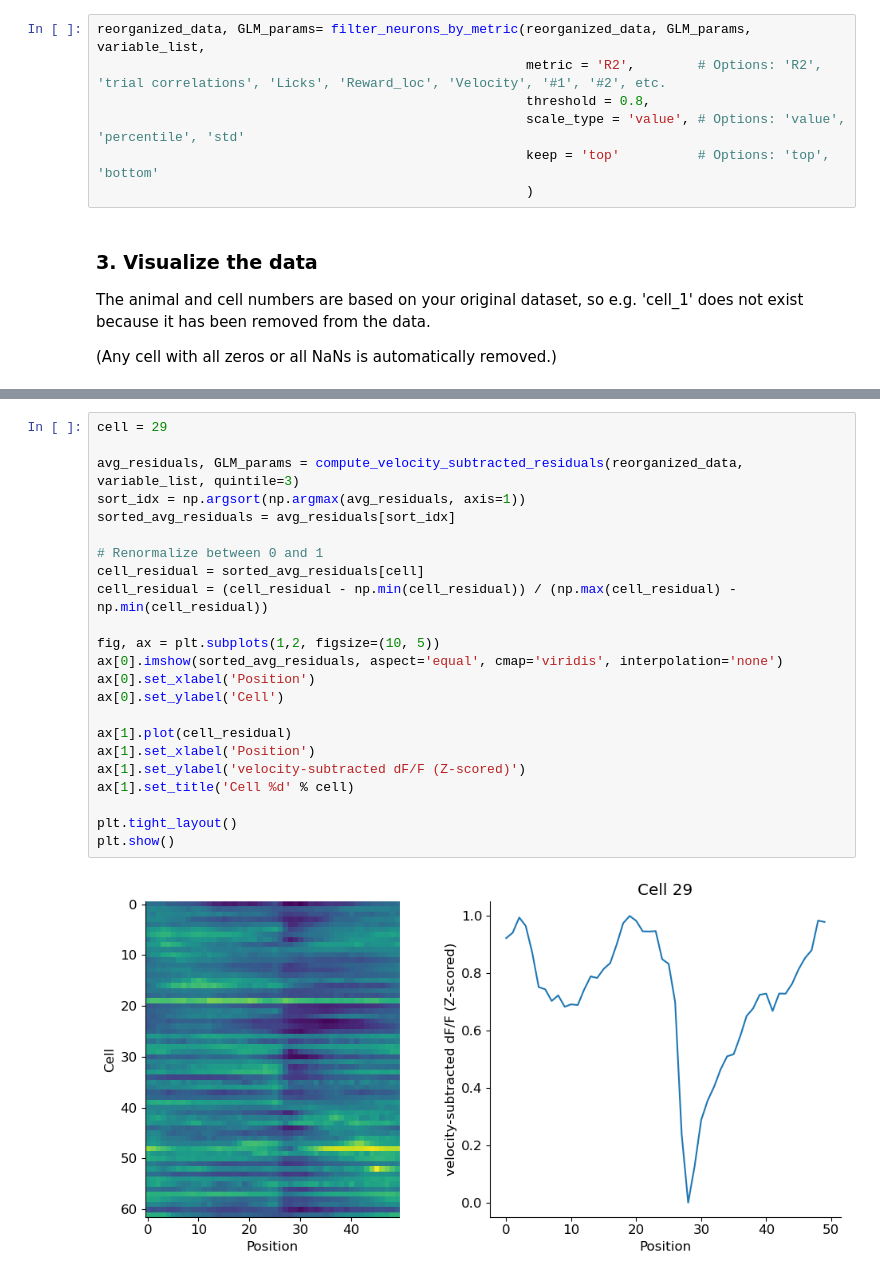
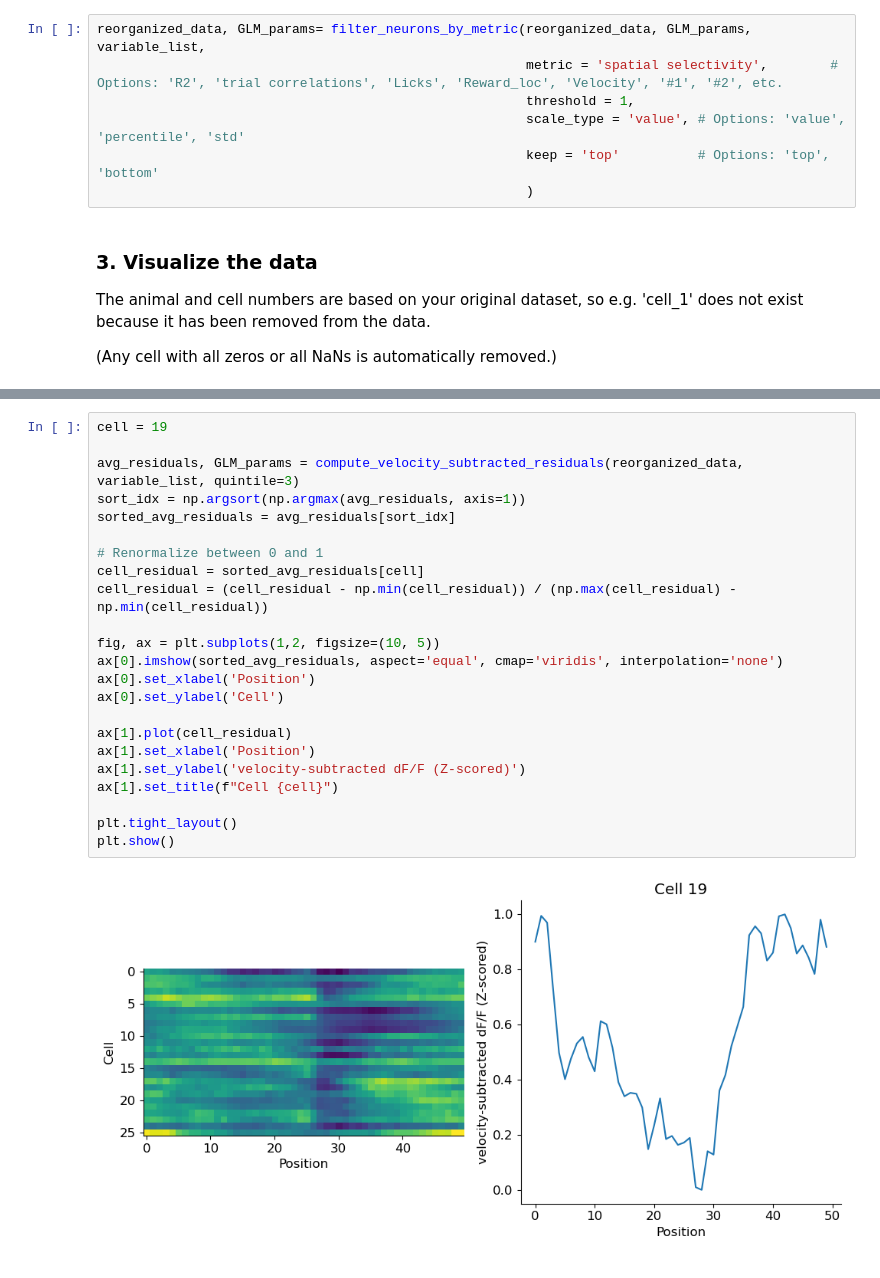
Before and after one commit to Milstein-Lab/CA1-interneuron-GLM, a Jupyter notebook: GLM_analysis.ipynb, the cells around one changed output, grey strips where cells are left out. Saved outputs shown, nothing was run; the diff lists cells and outputs as text.

```diff
--- a/GLM_analysis.ipynb
+++ b/GLM_analysis.ipynb
@@ -27,8 +27,8 @@ Skip this cell if you want to include all neurons in the analysis.
 For example, you can keep only the cells with GLM prediction R<sup>2</sup> > 0.8, or the top 20% of cells based on Velocity weights.
 # %%
 reorganized_data, GLM_params= filter_neurons_by_metric(reorganized_data, GLM_params, variable_list,
-                                                       metric = 'R2',        # Options: 'R2', 'trial correlations', 'Licks', 'Reward_loc', 'Velocity', '#1', '#2', etc.
-                                                       threshold = 0.8,
+                                                       metric = 'spatial selectivity',        # Options: 'R2', 'trial correlations', 'Licks', 'Reward_loc', 'Velocity', '#1', '#2', etc.
+                                                       threshold = 1,
                                                        scale_type = 'value', # Options: 'value', 'percentile', 'std'
                                                        keep = 'top'          # Options: 'top', 'bottom'
                                                        )
@@ -75,25 +75,25 @@ plot_quintile_comparison(reorganized_data, variable_list, filename, quintiles=(1
 # %%
-cell = 29
+cell = 19
 
 avg_residuals, GLM_params = compute_velocity_subtracted_residuals(reorganized_data, variable_list, quintile=3)
 sort_idx = np.argsort(np.argmax(avg_residuals, axis=1))
 sorted_avg_residuals = avg_residuals[sort_idx]
 
 # Renormalize between 0 and 1
 cell_residual = sorted_avg_residuals[cell]
 cell_residual = (cell_residual - np.min(cell_residual)) / (np.max(cell_residual) - np.min(cell_residual))
 
 fig, ax = plt.subplots(1,2, figsize=(10, 5))
 ax[0].imshow(sorted_avg_residuals, aspect='equal', cmap='viridis', interpolation='none')
 ax[0].set_xlabel('Position')
 ax[0].set_ylabel('Cell')
 
 ax[1].plot(cell_residual)
 ax[1].set_xlabel('Position')
 ax[1].set_ylabel('velocity-subtracted dF/F (Z-scored)')
-ax[1].set_title('Cell %d' % cell)
+ax[1].set_title(f"Cell {cell}")
 
 plt.tight_layout()
 plt.show()
 # %% [output]
-[figure, old version]
+[figure, new version]
```
Also changed, not shown: parts of 3 cells of this notebook, 3 other files.
